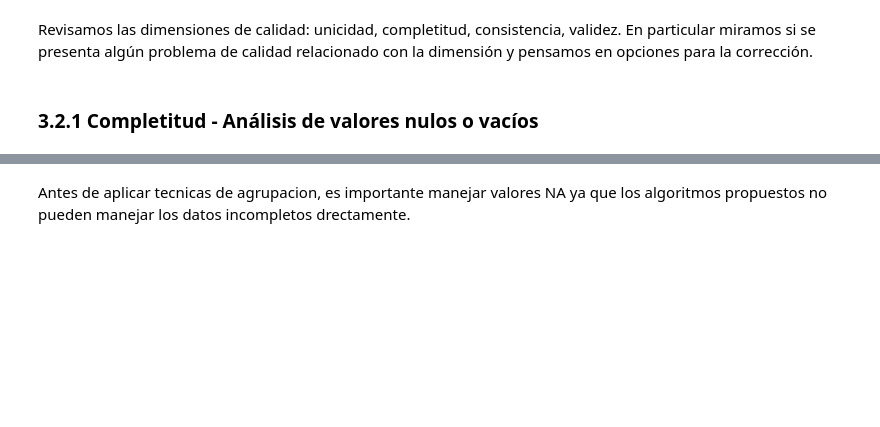
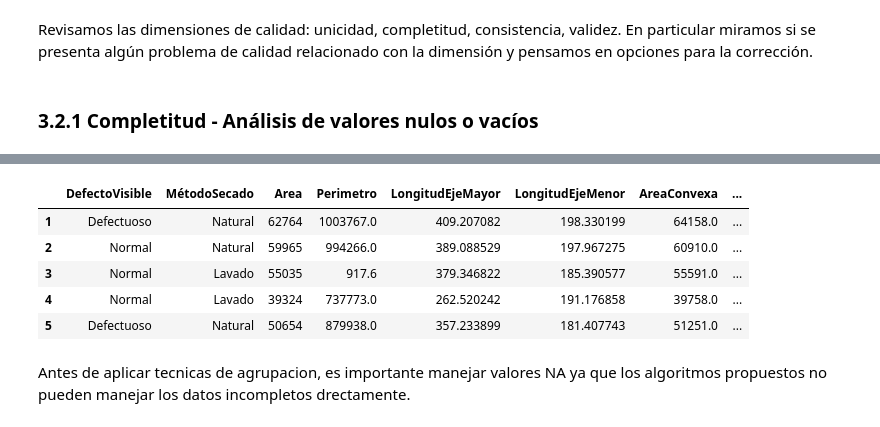
Before and after one commit to renegade93/business-intelligence-2025-2, a Jupyter notebook: laboratorio-2/Agrupacion_senecafe_alpes.ipynb, the cells around one changed output, grey strips where cells are left out. Saved outputs shown, nothing was run; the diff lists cells and outputs as text; code cells hidden in the pictures; blank space fills up the shorter version.

```diff
--- a/laboratorio-2/Agrupacion_senecafe_alpes.ipynb
+++ b/laboratorio-2/Agrupacion_senecafe_alpes.ipynb
@@ -225,3 +327,12 @@ plt.show()
+# %%
+df_cafe.head()
+# %% [output]
+|  | DefectoVisible | MétodoSecado | Area | Perimetro | LongitudEjeMayor | LongitudEjeMenor | AreaConvexa | ... |
+| 1 | Defectuoso | Natural | 62764 | 1003767.0 | 409.207082 | 198.330199 | 64158.0 | ... |
+| 2 | Normal | Natural | 59965 | 994266.0 | 389.088529 | 197.967275 | 60910.0 | ... |
+| 3 | Normal | Lavado | 55035 | 917.6 | 379.346822 | 185.390577 | 55591.0 | ... |
+| 4 | Normal | Lavado | 39324 | 737773.0 | 262.520242 | 191.176858 | 39758.0 | ... |
+| 5 | Defectuoso | Natural | 50654 | 879938.0 | 357.233899 | 181.407743 | 51251.0 | ... |
 # %% [markdown]
 
 
```
Also changed, not shown: parts of 40 cells of this notebook, 1 other file.
